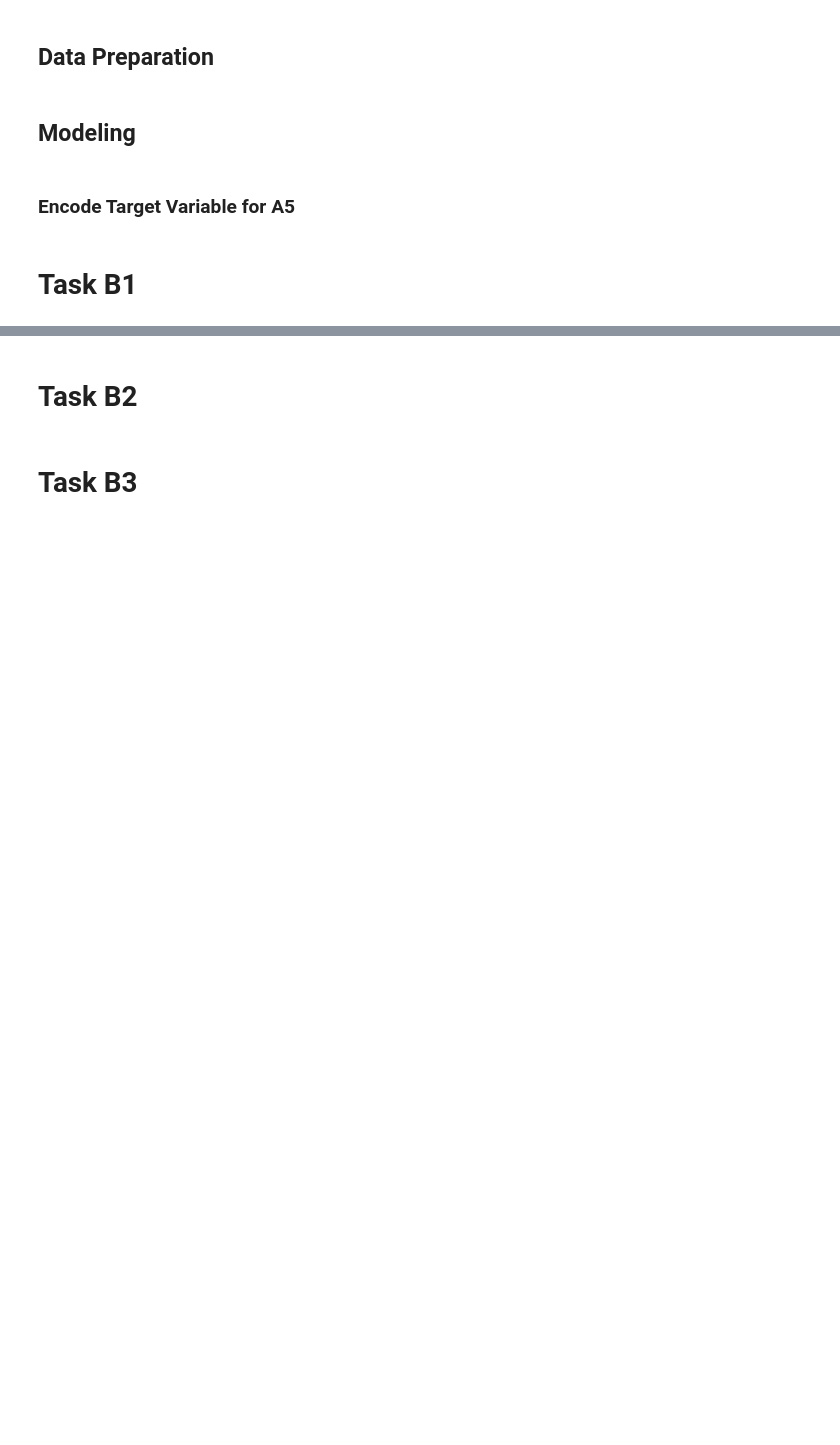
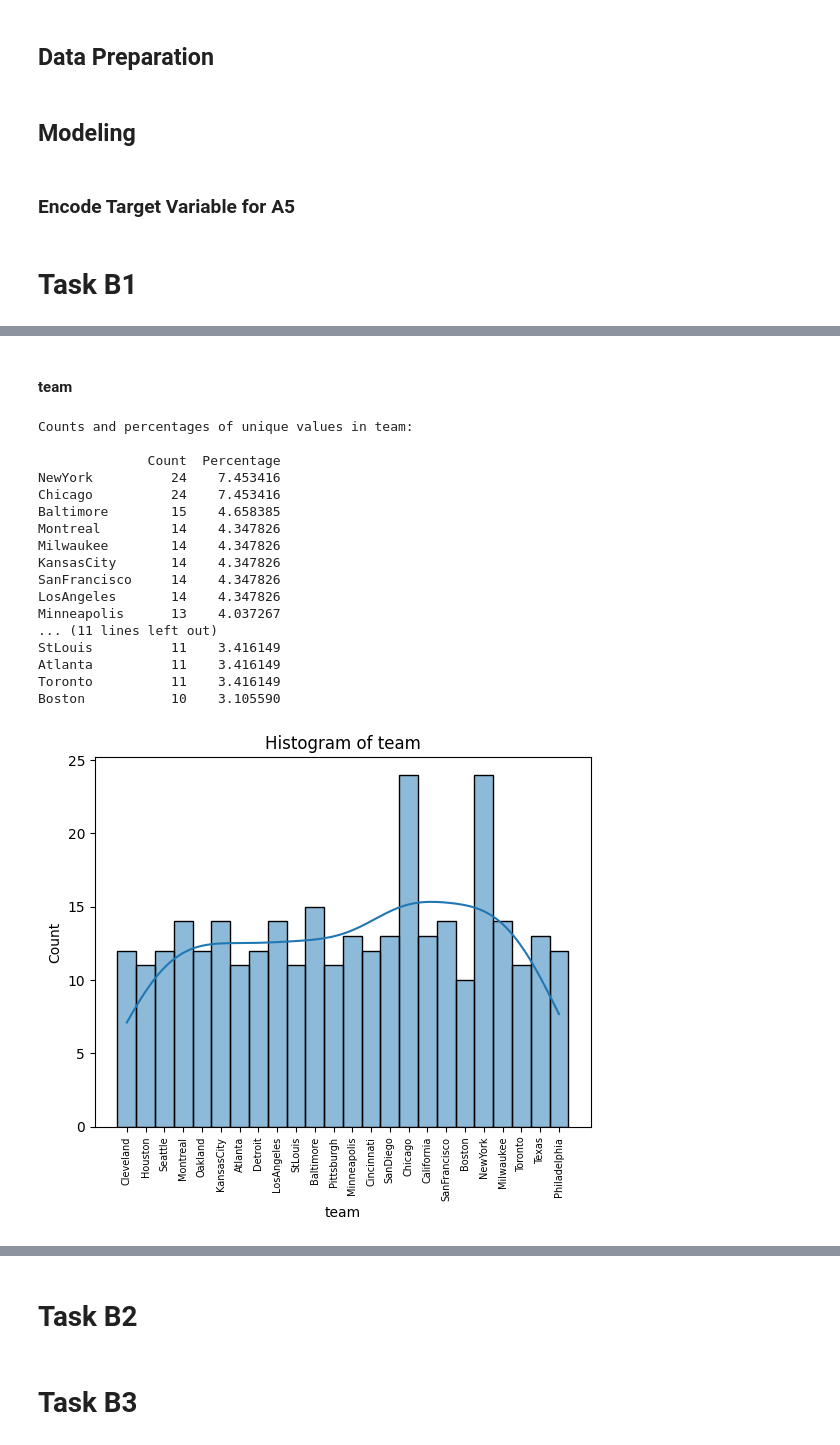
Before and after one commit to MSWinds/dm-group1-project, a Jupyter notebook: Final_Project.ipynb, the cells around one changed output, grey strips where cells are left out. Saved outputs shown, nothing was run; the diff lists cells and outputs as text; code cells hidden in the pictures; blank space fills up the shorter version.

```diff
--- a/Final_Project.ipynb
+++ b/Final_Project.ipynb
@@ -2261,0 +2377,29 @@ We may use distance metrics to deal with the ordinal data.
+# %% [markdown]
+#### team
+# %%
+# explore the team in df_b_raw
+data_exploration(df_b_raw, 'team')
+# Most players come from New York or Chicago; most likely because they account for 2 team each
+# New York = Yankees (AL) and Mets (NL)
+# Chicago = White Sox (AL) and Cubs (NL)
+# The data set only includes the city not the name of the Team.
+# City names are spelled consistently with no variations, so we will not have to worry about standardizing city names.
+# %% [output]
+Counts and percentages of unique values in team:
+
+              Count  Percentage
+NewYork          24    7.453416
+Chicago          24    7.453416
+Baltimore        15    4.658385
+Montreal         14    4.347826
+Milwaukee        14    4.347826
+KansasCity       14    4.347826
+SanFrancisco     14    4.347826
+LosAngeles       14    4.347826
+Minneapolis      13    4.037267
+... (11 lines left out)
+StLouis          11    3.416149
+Atlanta          11    3.416149
+Toronto          11    3.416149
+Boston           10    3.105590
+[figure, added]
```
Also changed, not shown: parts of 62 cells of this notebook.
